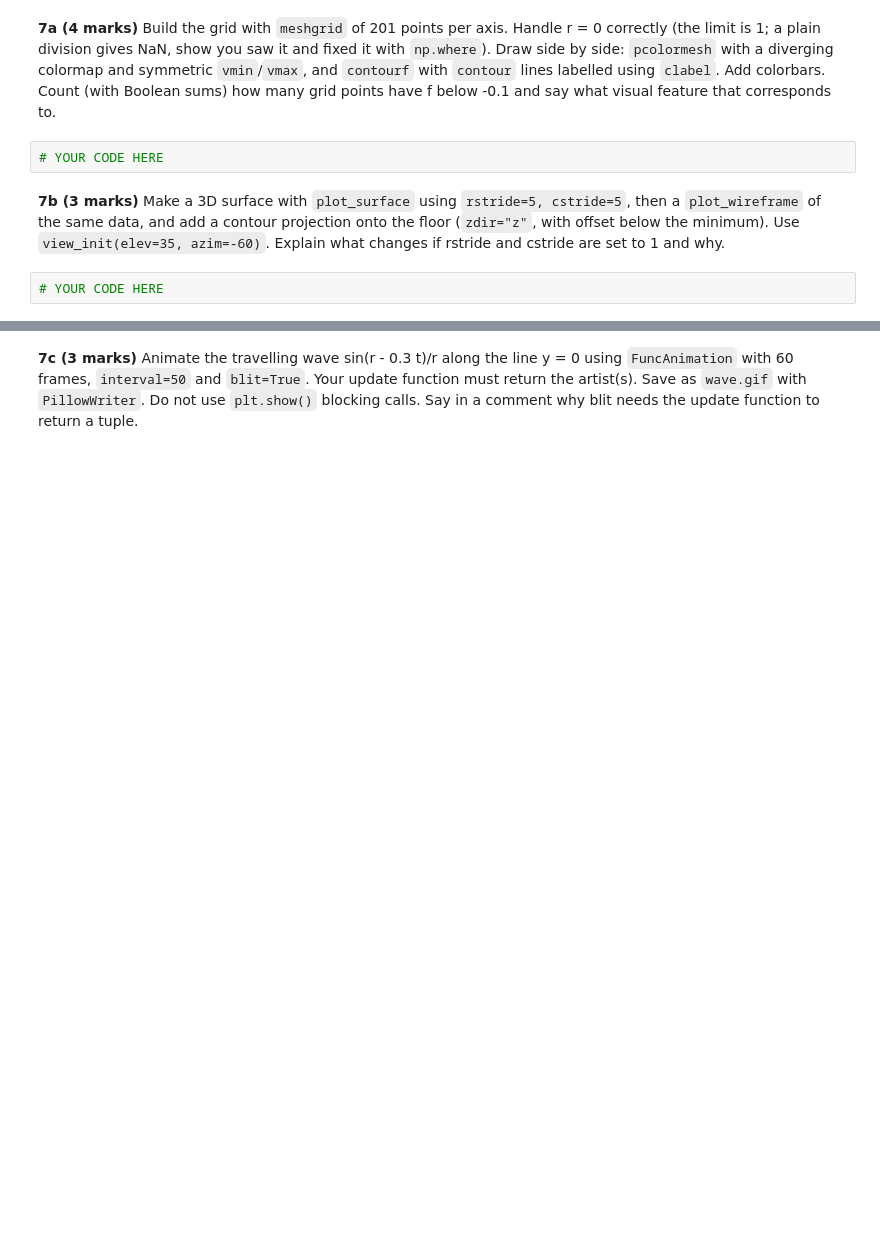
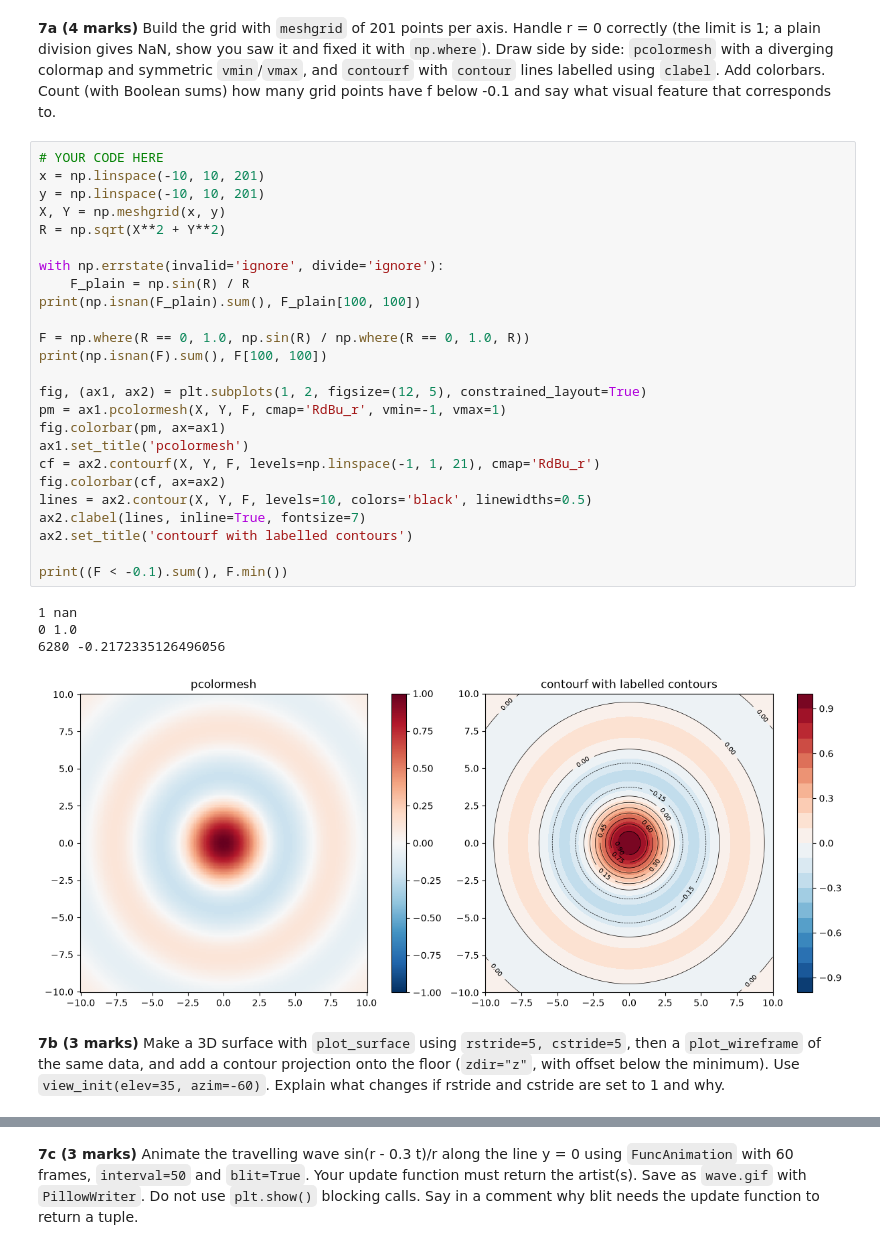
Before and after one commit to Tay-At-Code/PAI-A3-25F-0003, a Jupyter notebook: Assignment3_Programming_for_AI.ipynb, the cells around one changed output, grey strips where cells are left out. Drawn from its saved outputs; the diff is of its cells as text; blank space fills up the shorter version.

```diff
--- a/Assignment3_Programming_for_AI.ipynb
+++ b/Assignment3_Programming_for_AI.ipynb
@@ -825,9 +827,35 @@ fig.savefig('outputs/dashboard.pdf')
 Let f(x, y) = sin(r) / r with r = sqrt(x^2 + y^2) on x, y in [-10, 10].
 # %% [markdown]
 **7a (4 marks)** Build the grid with `meshgrid` of 201 points per axis. Handle r = 0 correctly (the limit is 1; a plain division gives NaN, show you saw it and fixed it with `np.where`). Draw side by side: `pcolormesh` with a diverging colormap and symmetric `vmin`/`vmax`, and `contourf` with `contour` lines labelled using `clabel`. Add colorbars. Count (with Boolean sums) how many grid points have f below -0.1 and say what visual feature that corresponds to.
-# %%
-# YOUR CODE HERE
+# %%
+# YOUR CODE HERE
+x = np.linspace(-10, 10, 201)
+y = np.linspace(-10, 10, 201)
+X, Y = np.meshgrid(x, y)
+R = np.sqrt(X**2 + Y**2)
+
+with np.errstate(invalid='ignore', divide='ignore'):
+    F_plain = np.sin(R) / R
+print(np.isnan(F_plain).sum(), F_plain[100, 100])
+
+F = np.where(R == 0, 1.0, np.sin(R) / np.where(R == 0, 1.0, R))
+print(np.isnan(F).sum(), F[100, 100])
+
+fig, (ax1, ax2) = plt.subplots(1, 2, figsize=(12, 5), constrained_layout=True)
+pm = ax1.pcolormesh(X, Y, F, cmap='RdBu_r', vmin=-1, vmax=1)
+fig.colorbar(pm, ax=ax1)
+ax1.set_title('pcolormesh')
+cf = ax2.contourf(X, Y, F, levels=np.linspace(-1, 1, 21), cmap='RdBu_r')
+fig.colorbar(cf, ax=ax2)
+lines = ax2.contour(X, Y, F, levels=10, colors='black', linewidths=0.5)
+ax2.clabel(lines, inline=True, fontsize=7)
+ax2.set_title('contourf with labelled contours')
+
+print((F < -0.1).sum(), F.min())
+# %% [output]
+1 nan
+0 1.0
+6280 -0.2172335126496056
+[figure, added]
 # %% [markdown]
 **7b (3 marks)** Make a 3D surface with `plot_surface` using `rstride=5, cstride=5`, then a `plot_wireframe` of the same data, and add a contour projection onto the floor (`zdir="z"`, with offset below the minimum). Use `view_init(elev=35, azim=-60)`. Explain what changes if rstride and cstride are set to 1 and why.
-# %%
-# YOUR CODE HERE
```
Also changed, not shown: parts of 4 cells of this notebook, 1 other file.
